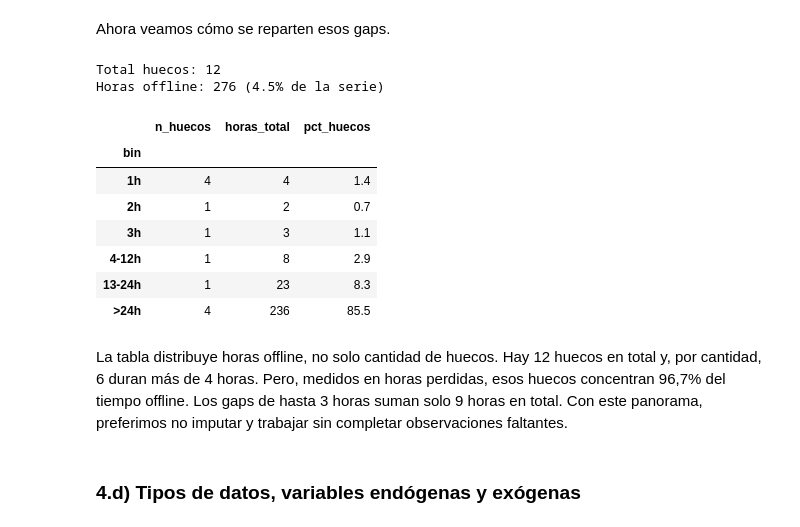
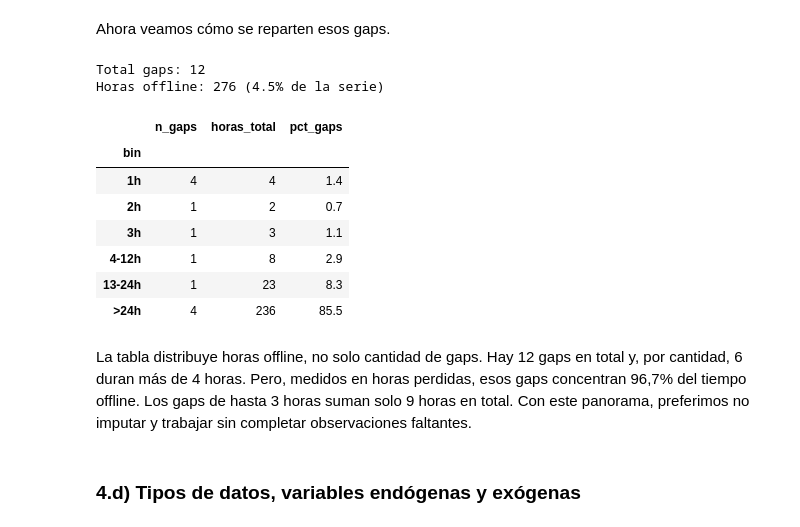
Before and after one commit to MarcosACH/potrerillos-wind-forecast, a Jupyter notebook: src/entregable_1.ipynb, the cells around one changed output. Cells and saved outputs as stored; diff of their text form; code cells hidden in the pictures.

Commit message:
Refine text descriptions and improve clarity in Jupyter notebook; update execution counts and correct terminology for data resampling.

```diff
--- a/src/entregable_1.ipynb
+++ b/src/entregable_1.ipynb
@@ -168,30 +166,30 @@ Ahora veamos cómo se reparten esos gaps.
 # %%
 is_nan = df["wind_avg"].isna()
 gid = (~is_nan).cumsum()
 durations = [
     int((g.index[-1] - g.index[0]).total_seconds() / 3600) + 1
     for _, g in df["wind_avg"][is_nan].groupby(gid[is_nan])
 ]
 
 gaps_df = pd.DataFrame({"duration_h": durations})
 total_gap_h = gaps_df["duration_h"].sum()
 
 bins = [0, 1, 2, 3, 12, 24, 9999]
 labels = ["1h", "2h", "3h", "4-12h", "13-24h", ">24h"]
 gaps_df["bin"] = pd.cut(gaps_df["duration_h"], bins=bins, labels=labels)
 
 dist = gaps_df.groupby("bin", observed=True)["duration_h"].agg(
-    n_huecos="count", horas_total="sum"
+    n_gaps="count", horas_total="sum"
 )
-dist["pct_huecos"] = (dist["horas_total"] / total_gap_h * 100).round(1)
+dist["pct_gaps"] = (dist["horas_total"] / total_gap_h * 100).round(1)
 
-print(f"Total huecos: {len(gaps_df)}")
+print(f"Total gaps: {len(gaps_df)}")
 print(f"Horas offline: {total_gap_h} ({100*total_gap_h/len(df):.1f}% de la serie)")
 dist
 # %% [output]
-Total huecos: 12
+Total gaps: 12
 Horas offline: 276 (4.5% de la serie)
-|  | n_huecos | horas_total | pct_huecos |
+|  | n_gaps | horas_total | pct_gaps |
 | bin |  |  |  |
 | 1h | 4 | 4 | 1.4 |
 | 2h | 1 | 2 | 0.7 |
@@ -200,7 +198,7 @@ Horas offline: 276 (4.5% de la serie)
 | 13-24h | 1 | 23 | 8.3 |
 | >24h | 4 | 236 | 85.5 |
 # %% [markdown]
-La tabla distribuye horas offline, no solo cantidad de huecos. Hay 12 huecos en total y, por cantidad, 6 duran más de 4 horas. Pero, medidos en horas perdidas, esos huecos concentran 96,7% del tiempo offline. Los gaps de hasta 3 horas suman solo 9 horas en total. Con este panorama, preferimos no imputar y trabajar sin completar observaciones faltantes.
+La tabla distribuye horas offline, no solo cantidad de gaps. Hay 12 gaps en total y, por cantidad, 6 duran más de 4 horas. Pero, medidos en horas perdidas, esos gaps concentran 96,7% del tiempo offline. Los gaps de hasta 3 horas suman solo 9 horas en total. Con este panorama, preferimos no imputar y trabajar sin completar observaciones faltantes.
 # %% [markdown]
 ### 4.d) Tipos de datos, variables endógenas y exógenas
 # %%
```
Also changed, not shown: parts of 6 cells of this notebook.
